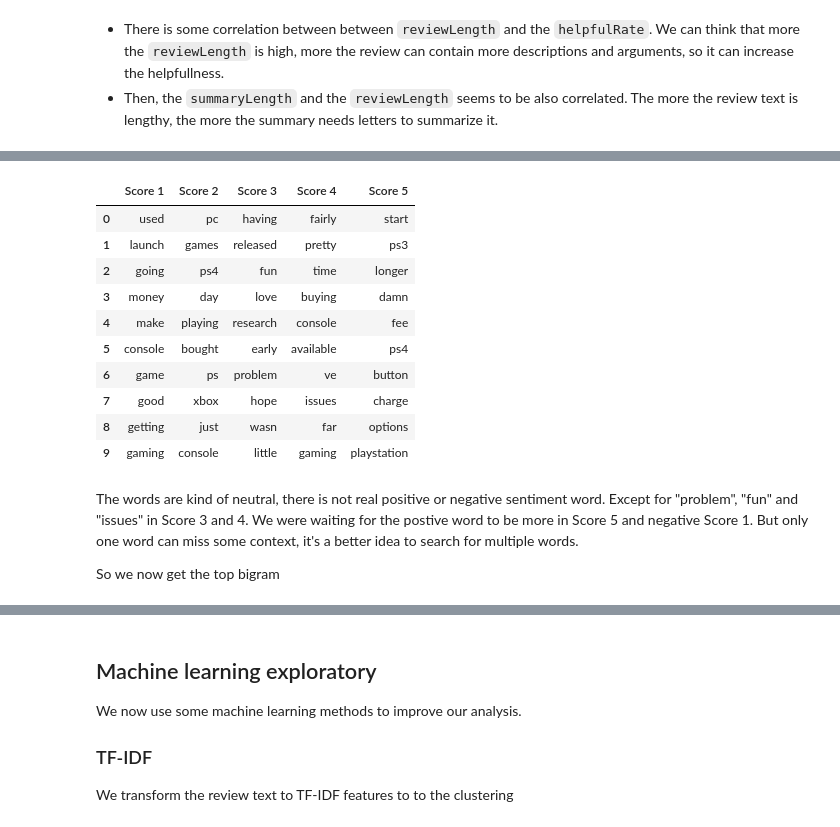
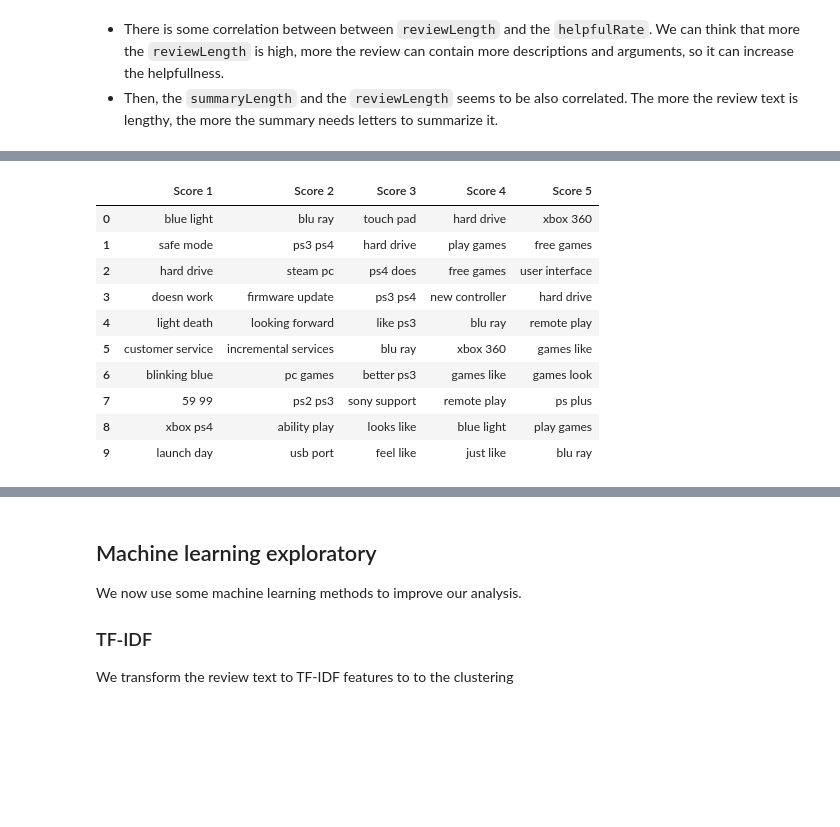
Before and after one commit to adamazon/adamazon-code, a Jupyter notebook: Project.ipynb, the cells around one changed output, grey strips where cells are left out. Cells and saved outputs as stored; diff of their text form; code cells hidden in the pictures; blank space fills up the shorter version.

Commit message:
Words occurences

```diff
--- a/Project.ipynb
+++ b/Project.ipynb
@@ -449 +453,20 @@ plt.show()
 We print the top 10 words for each review grouped by the overall score.
+# %%
+from sklearn.feature_extraction.text import TfidfVectorizer
+
+def get_top_words(text_series, ngram):
+    word_vectorizer = CountVectorizer(ngram_range=(ngram, ngram), analyzer='word', stop_words='english')
+    sparse_matrix = word_vectorizer.fit_transform(text_series)
+    frequencies = sum(sparse_matrix).toarray()[0]
+    bigrams_freq = pd.DataFrame(frequencies, index=word_vectorizer.get_feature_names(), columns=['frequency']).sort_values(by=['frequency'], ascending=False)
+
+    bigrams_freq = bigrams_freq.iloc[0:10]
+
+    return bigrams_freq.index
+
+
+top_words_per_overall = pd.DataFrame()
+
+for i in range(5):
+    top_words_per_overall["Score " + str(i+1)] = get_top_words(most_reviewed_reviews[most_reviewed_reviews.overall == (i+1)].reviewText, 1)
+top_words_per_overall
@@ -450,38 +493,19 @@ We print the top 10 words for each review grouped by the overall score.
 # %%
-from sklearn.feature_extraction.text import TfidfVectorizer
-
-def get_top_words(text_series):
-    vectorizer = TfidfVectorizer(stop_words = 'english', min_df=5) # Remove stop words and words appearing in less than 5 examples
-    tfidf_matrix = vectorizer.fit_transform(text_series)
-    feature_names = vectorizer.get_feature_names()
-
-    feature_array = np.array(feature_names)
-    tfidf_sorting = np.argsort(tfidf_matrix.toarray()).flatten()[::-1]
-
-    n = 10
-    top_n = feature_array[tfidf_sorting][:n]
-    return top_n
-
+from sklearn.feature_extraction.text import CountVectorizer
 
 top_words_per_overall = pd.DataFrame()
-
 for i in range(5):
-    top_words_per_overall["Score " + str(i+1)] = get_top_words(most_reviewed_reviews[most_reviewed_reviews.overall == (i+1)].reviewText)
+    top_words_per_overall["Score " + str(i+1)] = get_top_words(most_reviewed_reviews[most_reviewed_reviews.overall == (i+1)].reviewText, 2)
 top_words_per_overall
 # %% [output]
 |  | Score 1 | Score 2 | Score 3 | Score 4 | Score 5 |
-| 0 | used | pc | having | fairly | start |
-| 1 | launch | games | released | pretty | ps3 |
-| 2 | going | ps4 | fun | time | longer |
-| 3 | money | day | love | buying | damn |
-| 4 | make | playing | research | console | fee |
-| 5 | console | bought | early | available | ps4 |
-| 6 | game | ps | problem | ve | button |
-| 7 | good | xbox | hope | issues | charge |
-| 8 | getting | just | wasn | far | options |
-| 9 | gaming | console | little | gaming | playstation |
+| 0 | blue light | blu ray | touch pad | hard drive | xbox 360 |
+| 1 | safe mode | ps3 ps4 | hard drive | play games | free games |
+| 2 | hard drive | steam pc | ps4 does | free games | user interface |
+| 3 | doesn work | firmware update | ps3 ps4 | new controller | hard drive |
+| 4 | light death | looking forward | like ps3 | blu ray | remote play |
+| 5 | customer service | incremental services | blu ray | xbox 360 | games like |
+| 6 | blinking blue | pc games | better ps3 | games like | games look |
+| 7 | 59 99 | ps2 ps3 | sony support | remote play | ps plus |
+| 8 | xbox ps4 | ability play | looks like | blue light | play games |
+| 9 | launch day | usb port | feel like | just like | blu ray |
-# %% [markdown]
-The words are kind of neutral, there is not real positive or negative sentiment word. Except for "problem", "fun" and "issues" in Score 3 and 4. We were waiting for the postive word to be more in Score 5 and negative Score 1.
-But only one word can miss some context, it's a better idea to search for multiple words.
-
-So we now get the top bigram
```
Also changed, not shown: parts of 6 cells of this notebook.
